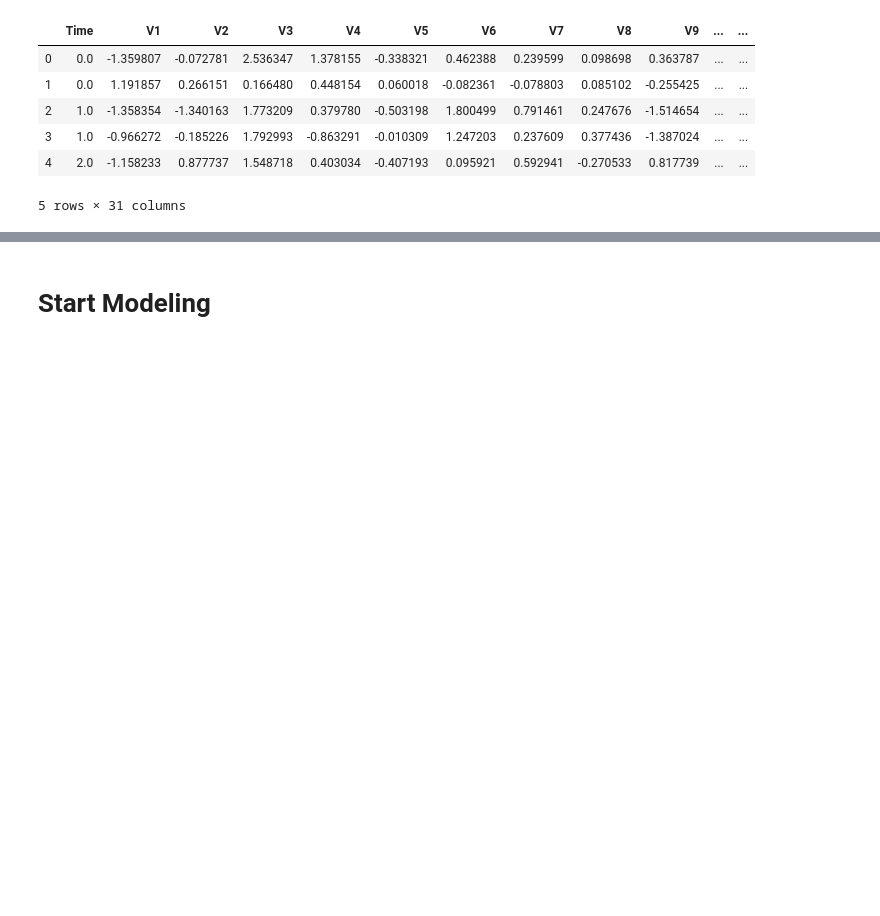
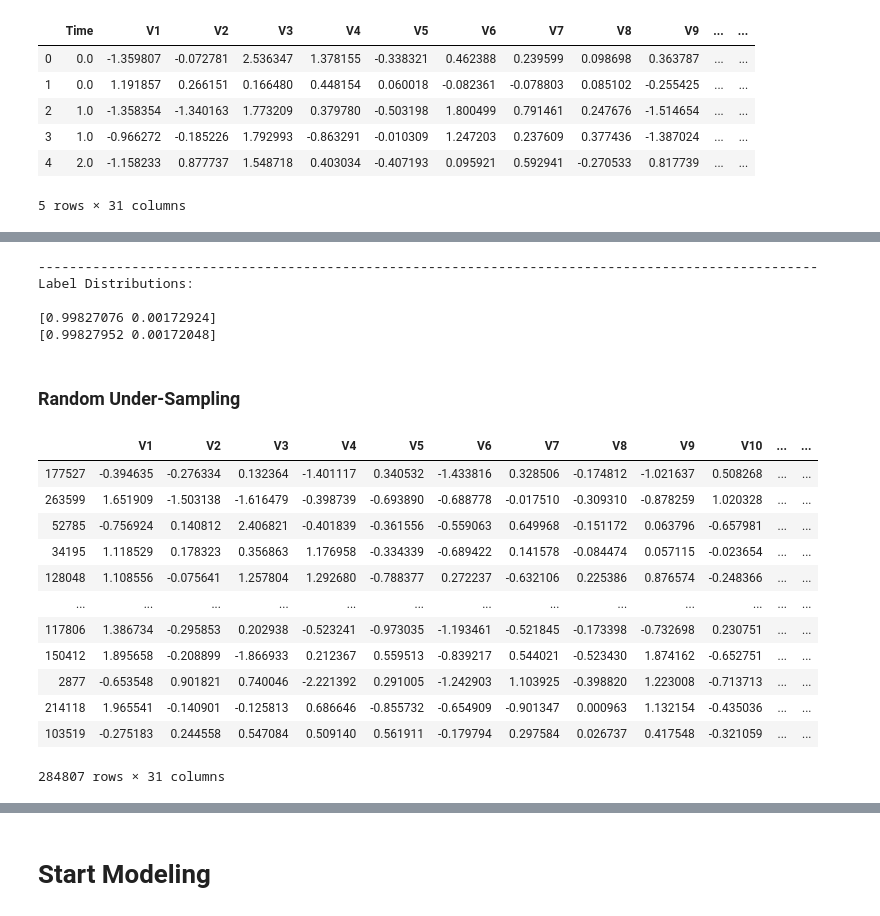
Before and after one commit to jcanque777/credit_card_fraud, a Jupyter notebook: creditcardfraud.ipynb, the cells around one changed output, grey strips where cells are left out. Saved outputs shown, nothing was run; the diff lists cells and outputs as text; code cells hidden in the pictures; blank space fills up the shorter version.

```diff
--- a/creditcardfraud.ipynb
+++ b/creditcardfraud.ipynb
@@ -281,0 +346,33 @@ df.head()
+# %%
+# See if both the train and test label distribution are similarly distributed
+train_unique_label, train_counts_label = np.unique(original_ytrain, return_counts=True)
+test_unique_label, test_counts_label = np.unique(original_ytest, return_counts=True)
+print('-' * 100)
+
+print('Label Distributions: \n')
+print(train_counts_label/ len(original_ytrain))
+print(test_counts_label/ len(original_ytest))
+# %% [output]
+----------------------------------------------------------------------------------------------------
+Label Distributions:
+
+[0.99827076 0.00172924]
+[0.99827952 0.00172048]
+# %% [markdown]
+### Random Under-Sampling
+# %%
+df.sample(frac=1)
+# %% [output]
+|  | V1 | V2 | V3 | V4 | V5 | V6 | V7 | V8 | V9 | V10 | ... | ... |
+| 177527 | -0.394635 | -0.276334 | 0.132364 | -1.401117 | 0.340532 | -1.433816 | 0.328506 | -0.174812 | -1.021637 | 0.508268 | ... | ... |
+| 263599 | 1.651909 | -1.503138 | -1.616479 | -0.398739 | -0.693890 | -0.688778 | -0.017510 | -0.309310 | -0.878259 | 1.020328 | ... | ... |
+| 52785 | -0.756924 | 0.140812 | 2.406821 | -0.401839 | -0.361556 | -0.559063 | 0.649968 | -0.151172 | 0.063796 | -0.657981 | ... | ... |
+| 34195 | 1.118529 | 0.178323 | 0.356863 | 1.176958 | -0.334339 | -0.689422 | 0.141578 | -0.084474 | 0.057115 | -0.023654 | ... | ... |
+| 128048 | 1.108556 | -0.075641 | 1.257804 | 1.292680 | -0.788377 | 0.272237 | -0.632106 | 0.225386 | 0.876574 | -0.248366 | ... | ... |
+| ... | ... | ... | ... | ... | ... | ... | ... | ... | ... | ... | ... | ... |
+| 117806 | 1.386734 | -0.295853 | 0.202938 | -0.523241 | -0.973035 | -1.193461 | -0.521845 | -0.173398 | -0.732698 | 0.230751 | ... | ... |
+| 150412 | 1.895658 | -0.208899 | -1.866933 | 0.212367 | 0.559513 | -0.839217 | 0.544021 | -0.523430 | 1.874162 | -0.652751 | ... | ... |
+| 2877 | -0.653548 | 0.901821 | 0.740046 | -2.221392 | 0.291005 | -1.242903 | 1.103925 | -0.398820 | 1.223008 | -0.713713 | ... | ... |
+| 214118 | 1.965541 | -0.140901 | -0.125813 | 0.686646 | -0.855732 | -0.654909 | -0.901347 | 0.000963 | 1.132154 | -0.435036 | ... | ... |
+| 103519 | -0.275183 | 0.244558 | 0.547084 | 0.509140 | 0.561911 | -0.179794 | 0.297584 | 0.026737 | 0.417548 | -0.321059 | ... | ... |
+284807 rows × 31 columns
```
Also changed, not shown: parts of 24 cells of this notebook.
